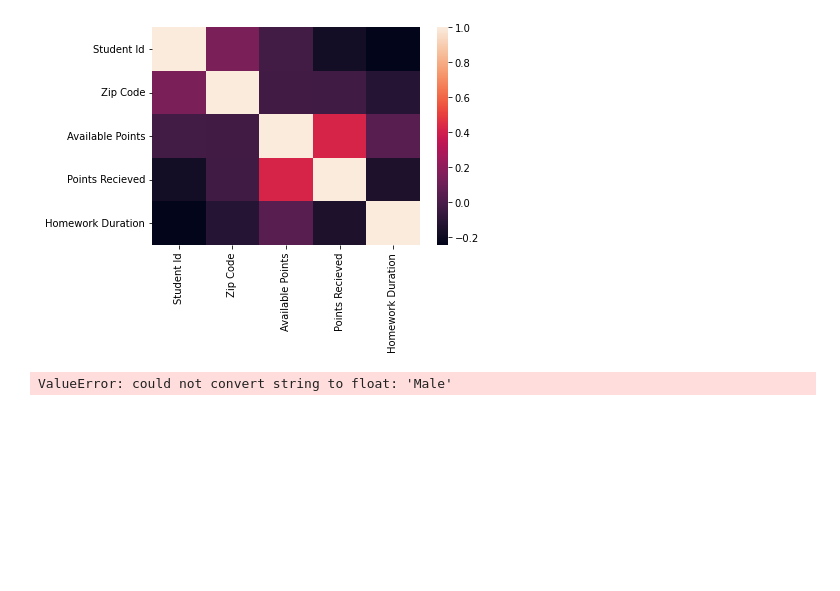
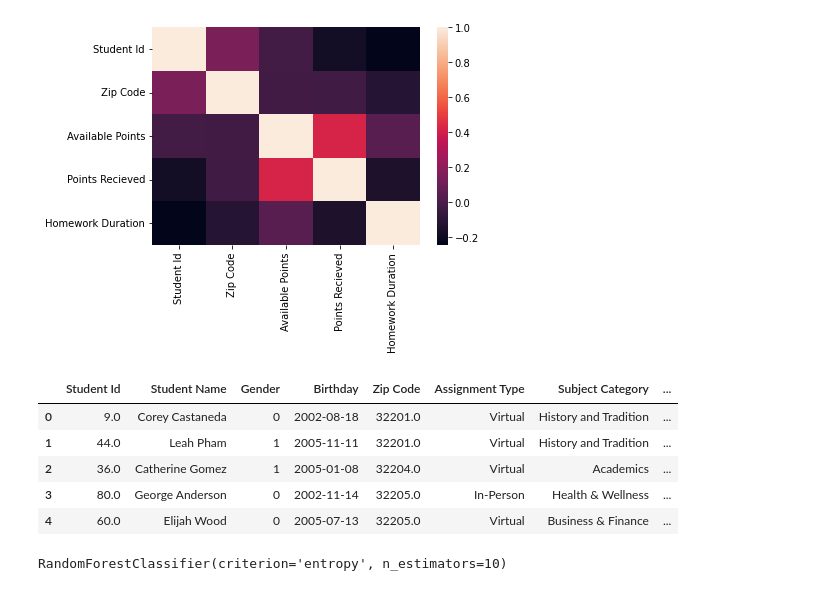
Before and after one commit to Monipoo/fauxStudentGen, a Jupyter notebook: studentPredictionModel.ipynb, the cells around one changed output. Saved outputs shown, nothing was run; the diff lists cells and outputs as text; code cells hidden in the pictures; blank space fills up the shorter version.

```diff
--- a/studentPredictionModel.ipynb
+++ b/studentPredictionModel.ipynb
@@ -51,12 +51,25 @@ sns.heatmap(corr, xticklabels=corr.columns, yticklabels=corr.columns)
 [figure]
 # %%
 # map gender to 0 or 1
-# male = 0
-# female = 1
+# Male = 0
+# Female = 1
 
-data['Gender'] = data['Gender'].map({
-    0: 'Male',
-    1: 'Female'
-})
+mappings = {
+    'Male': 0,
+    'Female': 1,
+
+}
+data['Gender'] = data['Gender'].map(mappings)
+
+
+#print data to show new changes
+data.head()
+# %% [output]
+|  | Student Id | Student Name | Gender | Birthday | Zip Code | Assignment Type | Subject Category | ... |
+| 0 | 9.0 | Corey Castaneda | 0 | 2002-08-18 | 32201.0 | Virtual | History and Tradition | ... |
+| 1 | 44.0 | Leah Pham | 1 | 2005-11-11 | 32201.0 | Virtual | History and Tradition | ... |
+| 2 | 36.0 | Catherine Gomez | 1 | 2005-01-08 | 32204.0 | Virtual | Academics | ... |
+| 3 | 80.0 | George Anderson | 0 | 2002-11-14 | 32205.0 | In-Person | Health & Wellness | ... |
+| 4 | 60.0 | Elijah Wood | 0 | 2005-07-13 | 32205.0 | Virtual | Business & Finance | ... |
 # %%
 ## break data into two arrays, (x,y) to train function
@@ -69,9 +82,11 @@ X_train, X_test, y_train, y_test = train_test_split(X, y, test_size=0.2, random_
 # %%
 #Scaler for model fit
 scale = StandardScaler()
-X_train = scale.fit(X_train)
-X_test = scale.fit(X_test)
+X_train = scale.fit_transform(X_train)
+X_test = scale.transform(X_test)
-# %% [output]
-ValueError: could not convert string to float: 'Male'
 # %%
 #Fitting decision tree classifier from train model
+classifier = RandomForestClassifier(n_estimators=10, criterion='entropy')
+classifier.fit(X_train, y_train)
+# %% [output]
+RandomForestClassifier(criterion='entropy', n_estimators=10)
```
Also changed, not shown: parts of 2 cells of this notebook.
